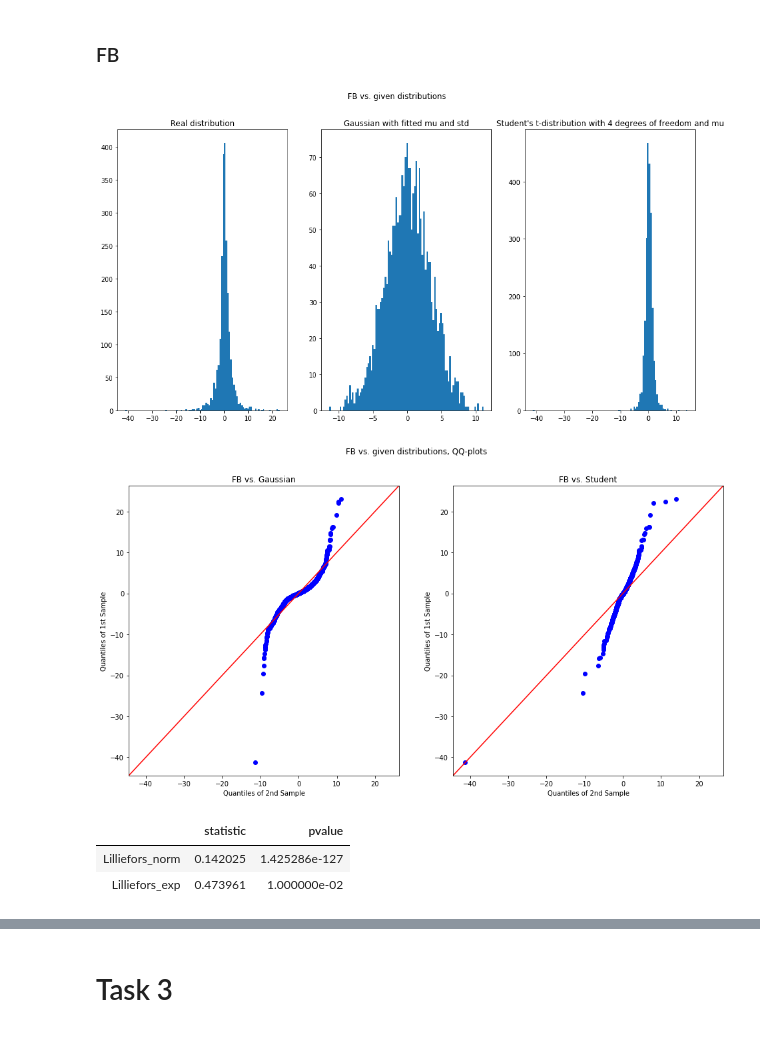
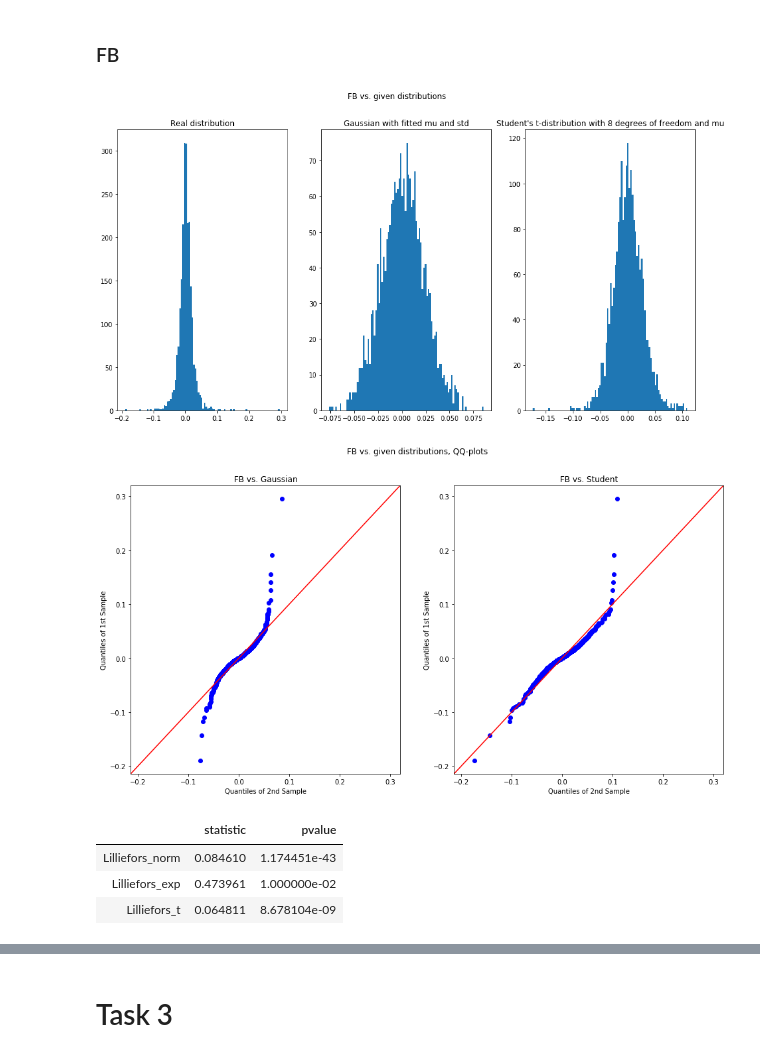
Before and after one commit to kirillovID/test_intro, a Jupyter notebook: alfa_test.ipynb, the cells around one changed output, grey strips where cells are left out. Cells and saved outputs as stored; diff of their text form; code cells hidden in the pictures.

```diff
--- a/alfa_test.ipynb
+++ b/alfa_test.ipynb
@@ -94,7 +89,7 @@ To register the converters:
 # Task 2
 # %%
 # obtaining returns
-daily_returns = daily_close.diff(-1)
+daily_returns = - daily_close.diff(1) / daily_close
 
 daily_returns.head()
 # %% [output]
@@ -124,7 +119,7 @@ daily_returns.describe()
 # let's start with visualizations
 
 def returns_vs_plots(daily_returns, ticker, df=4, plot=True):
-    np.random.seed(9)
+    np.random.seed(10)
 
     # retrieving count, mean and std of ticker
     n = daily_returns[ticker].describe().loc['count'].astype(int)
@@ -132,11 +127,11 @@ def returns_vs_plots(daily_returns, ticker, df=4, plot=True):
     std = daily_returns[ticker].describe().loc['std']
 
     # dropping NaNs = getting only first n instances
-    returns = np.array(daily_returns[ticker])[:n]
+    returns = np.array(daily_returns[ticker])[1:(n+1)]
 
     # considering given distributions
     gaussian = np.random.normal(mu, std, n)
-    student = np.random.standard_t(df, n) + mu
+    student = (np.random.standard_t(df, n) + mu) * std
 
     if plot:
         # plotting returns vs these dists
@@ -154,5 +149,5 @@ def returns_vs_plots(daily_returns, ticker, df=4, plot=True):
     return n, mu, std, returns, gaussian, student
 
 # firstly, we will consider AAPL vs given dists
-n_aapl, mu_aapl, std_aapl, returns_aapl, gaussian_aapl, student_aapl = returns_vs_plots(daily_returns, 'AAPL')
+n_aapl, mu_aapl, std_aapl, returns_aapl, gaussian_aapl, student_aapl = returns_vs_plots(daily_returns, 'AAPL', 8)
 # %% [output]
@@ -181,17 +177,19 @@ qqplots(daily_returns, 'AAPL')
 # %%
 # finally, let's run some goodness of fit tests
 
-def goodness_of_fit_tests(daily_returns, ticker):
+def goodness_of_fit_tests(daily_returns, ticker, df=8):
     _, _, _, returns, _, _ = returns_vs_plots(daily_returns, ticker, plot=False)
 
     # Lilliefors’ tests
     ks_norm = smstats.diagnostic.kstest_normal(returns)
     ks_exp = smstats.diagnostic.kstest_exponential(returns)
+    loc, scale = stats.t.fit_loc_scale(returns, df)
+    ks_t = stats.kstest(returns, 't', args=(df, loc, scale))
 
-    return pd.DataFrame([ks_norm, ks_exp], index=['Lilliefors_norm', 'Lilliefors_exp'], columns=['statistic', 'pvalue'])
+    return pd.DataFrame([ks_norm, ks_exp, ks_t], index=['Lilliefors_norm', 'Lilliefors_exp', 'Lilliefors_t'], columns=['statistic', 'pvalue'])
 
 goodness_of_fit_tests(daily_returns, 'AAPL')
 
-# pvalues are smaller than 0.05 => rejecting both null hypotheses (that returns are normally or exponentially distributed) at 0.05 level
+# pvalues are smaller than 0.05 => rejecting all null hypotheses (that returns are normally, exponentially or student distributed) at 0.05 level
 # %% [output]
 |  | statistic | pvalue |
@@ -263,6 +286,6 @@ qqplots(daily_returns, 'GOOGL', 2)
 # %%
-goodness_of_fit_tests(daily_returns, 'GOOGL')
+goodness_of_fit_tests(daily_returns, 'GOOGL', 8)
 
-# pvalues are smaller than 0.05 => rejecting both null hypotheses (that returns are normally or exponentially distributed) at 0.05 level
+# pvalues are smaller than 0.05 => rejecting all null hypotheses (that returns are normally, exponentially or student distributed) at 0.05 level
 # %% [output]
 |  | statistic | pvalue |
@@ -292,23 +330,24 @@ plt.show()
 # %% [markdown]
 ### FB
 # %%
-_, _, _, returns_fb, _, _ = returns_vs_plots(daily_returns, 'FB')
+n_fb, mu_fb, std_fb, returns_fb, _, _ = returns_vs_plots(daily_returns, 'FB', 8)
 # %% [output]
-[figure, old version]
+[figure, new version]
 # %%
-qqplots(daily_returns, 'FB')
+qqplots(daily_returns, 'FB', 8)
 
 # qqplots are not very close to a line => doesn't look like gaussian or student
 # %% [output]
-[figure, old version]
+[figure, new version]
 # %%
-goodness_of_fit_tests(daily_returns, 'FB')
+goodness_of_fit_tests(daily_returns, 'FB', 8)
 
-# pvalues are smaller than 0.05 => rejecting both null hypotheses (that returns are normally or exponentially distributed) at 0.05 level
+# pvalues are smaller than 0.05 => rejecting all null hypotheses (that returns are normally, exponentially or student distributed) at 0.05 level
 # %% [output]
 |  | statistic | pvalue |
-| Lilliefors_norm | 0.142025 | 1.425286e-127 |
+| Lilliefors_norm | 0.084610 | 1.174451e-43 |
 | Lilliefors_exp | 0.473961 | 1.000000e-02 |
+| Lilliefors_t | 0.064811 | 8.678104e-09 |
 # %%
 stationary_analysis(daily_returns, 'FB')
 
```
Also changed, not shown: parts of 41 cells of this notebook.
